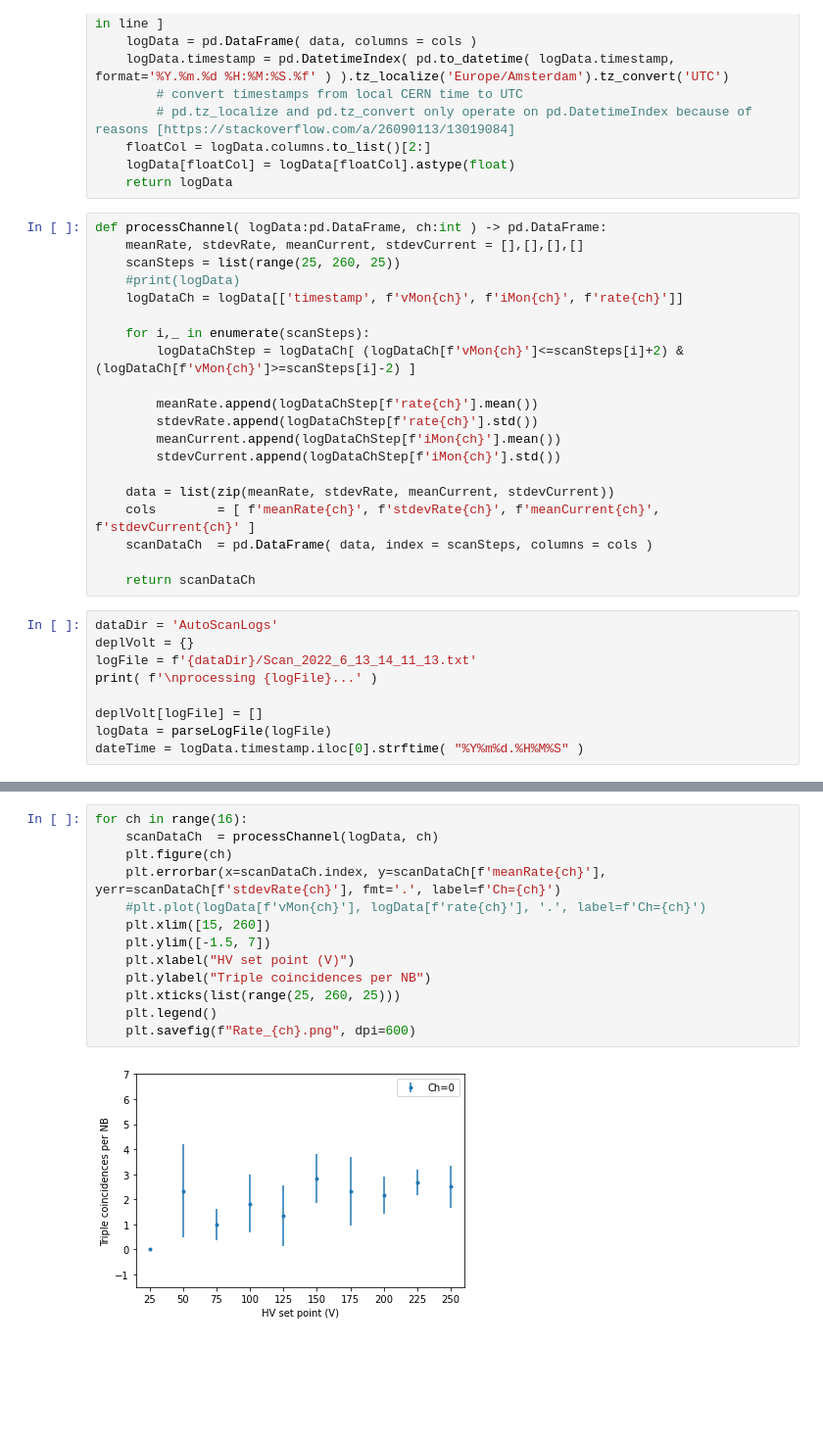
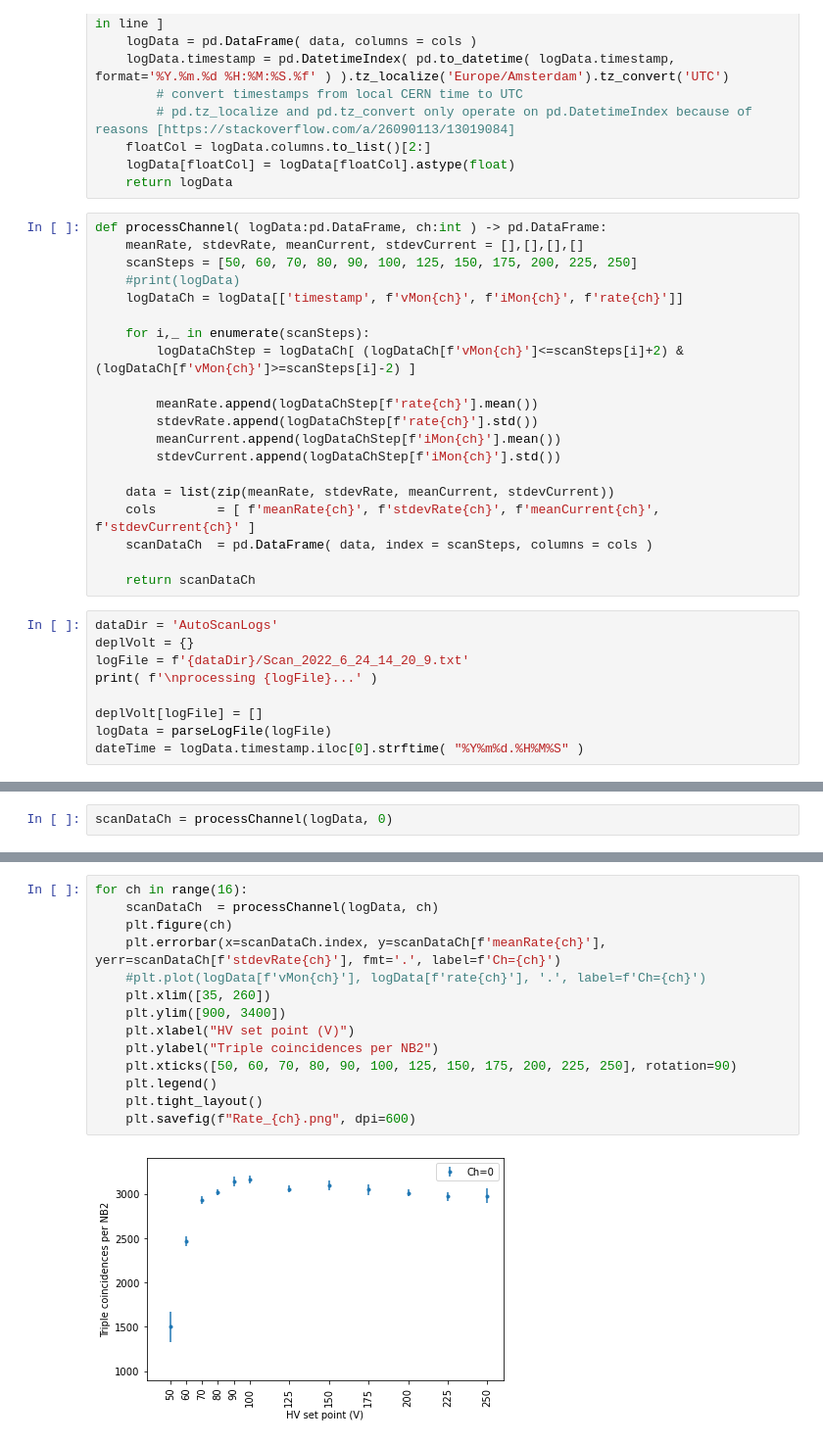
Before and after one commit to Nimmitha/PLTOffline, a Jupyter notebook: DepletionVoltage/plot_rate_and_iMon.ipynb, the cells around one changed output, grey strips where cells are left out. Shown at 98% size. Cells and saved outputs as stored; diff of their text form; blank space fills up the shorter version.

Commit message:
voltage steps

```diff
--- a/DepletionVoltage/plot_rate_and_iMon.ipynb
+++ b/DepletionVoltage/plot_rate_and_iMon.ipynb
@@ -21,7 +21,7 @@ def parseLogFile( logFile:str ) -> pd.DataFrame:
 # %%
 def processChannel( logData:pd.DataFrame, ch:int ) -> pd.DataFrame:
     meanRate, stdevRate, meanCurrent, stdevCurrent = [],[],[],[]
-    scanSteps = list(range(25, 260, 25))
+    scanSteps = [50, 60, 70, 80, 90, 100, 125, 150, 175, 200, 225, 250]
     #print(logData)
     logDataCh = logData[['timestamp', f'vMon{ch}', f'iMon{ch}', f'rate{ch}']]
 
@@ -41,7 +41,7 @@ def processChannel( logData:pd.DataFrame, ch:int ) -> pd.DataFrame:
 # %%
 dataDir = 'AutoScanLogs'
 deplVolt = {}
-logFile = f'{dataDir}/Scan_2022_6_13_14_11_13.txt'
+logFile = f'{dataDir}/Scan_2022_6_24_14_20_9.txt'
 print( f'\nprocessing {logFile}...' )
 
 deplVolt[logFile] = []
@@ -51,0 +52,2 @@ processing AutoScanLogs/Scan_2022_6_13_14_11_13.txt...
+# %%
+scanDataCh = processChannel(logData, 0)
@@ -52,15 +70,16 @@ processing AutoScanLogs/Scan_2022_6_13_14_11_13.txt...
 # %%
 for ch in range(16):
     scanDataCh  = processChannel(logData, ch)
     plt.figure(ch)
     plt.errorbar(x=scanDataCh.index, y=scanDataCh[f'meanRate{ch}'], yerr=scanDataCh[f'stdevRate{ch}'], fmt='.', label=f'Ch={ch}')
     #plt.plot(logData[f'vMon{ch}'], logData[f'rate{ch}'], '.', label=f'Ch={ch}')
-    plt.xlim([15, 260])
-    plt.ylim([-1.5, 7])
+    plt.xlim([35, 260])
+    plt.ylim([900, 3400])
     plt.xlabel("HV set point (V)")
-    plt.ylabel("Triple coincidences per NB")
-    plt.xticks(list(range(25, 260, 25)))
+    plt.ylabel("Triple coincidences per NB2")
+    plt.xticks([50, 60, 70, 80, 90, 100, 125, 150, 175, 200, 225, 250], rotation=90)
     plt.legend()
+    plt.tight_layout()
     plt.savefig(f"Rate_{ch}.png", dpi=600)
 # %% [output]
-[figure, old version]
+[figure, new version]
```
Also changed, not shown: parts of 4 cells of this notebook.
